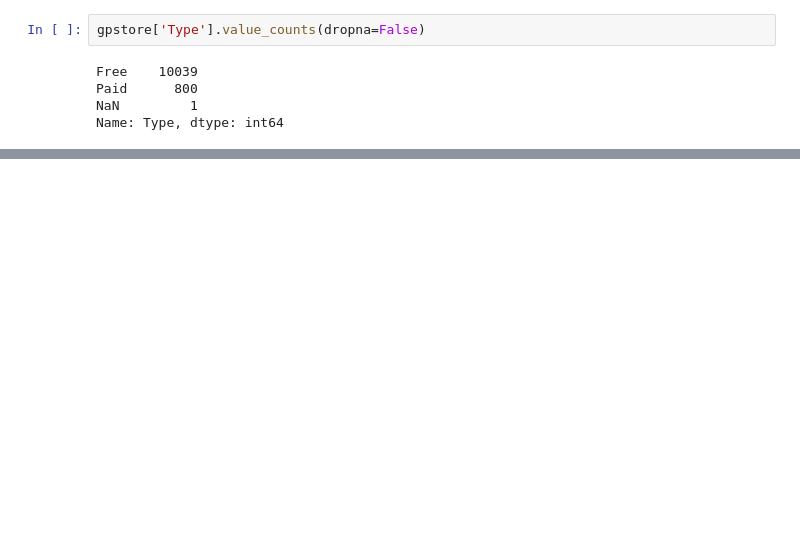
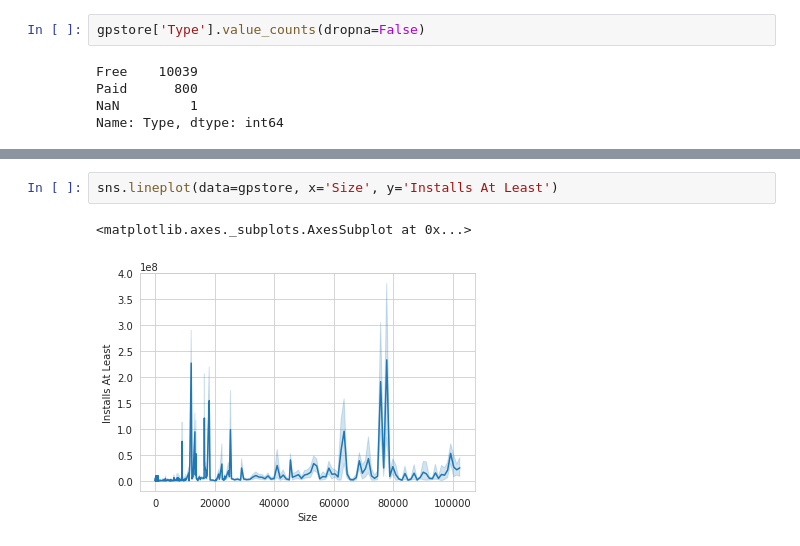
Before and after one commit to kvt0012/DS_EX_W4, a Jupyter notebook: Copy_of_GooglePlayAnalyze.ipynb, the cells around one changed output, grey strips where cells are left out. Cells and saved outputs as stored; diff of their text form; blank space fills up the shorter version.

```diff
--- a/Copy_of_GooglePlayAnalyze.ipynb
+++ b/Copy_of_GooglePlayAnalyze.ipynb
@@ -206,0 +672,5 @@ gpstore[gpstore['Rating'].isnull()]
+# %%
+sns.lineplot(data=gpstore, x='Size', y='Installs At Least')
+# %% [output]
+<matplotlib.axes._subplots.AxesSubplot at 0x...>
+[figure, added]
```
Also changed, not shown: parts of 78 cells of this notebook.
